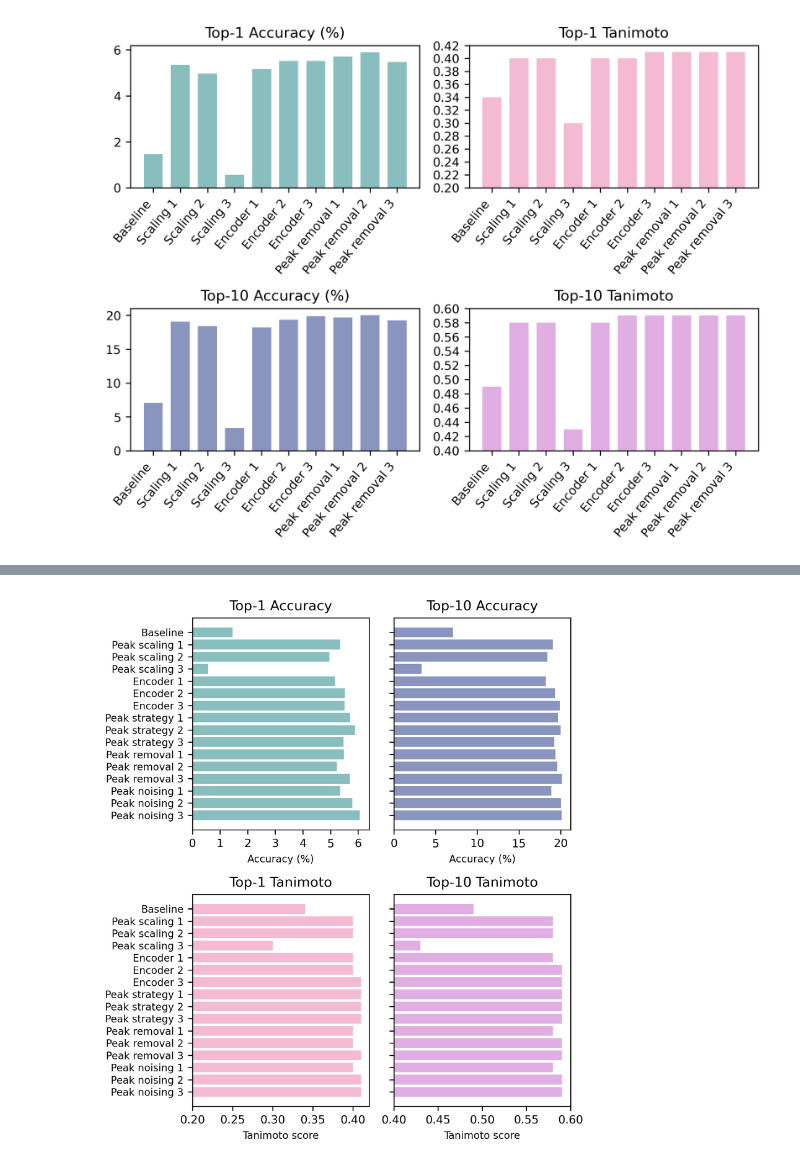
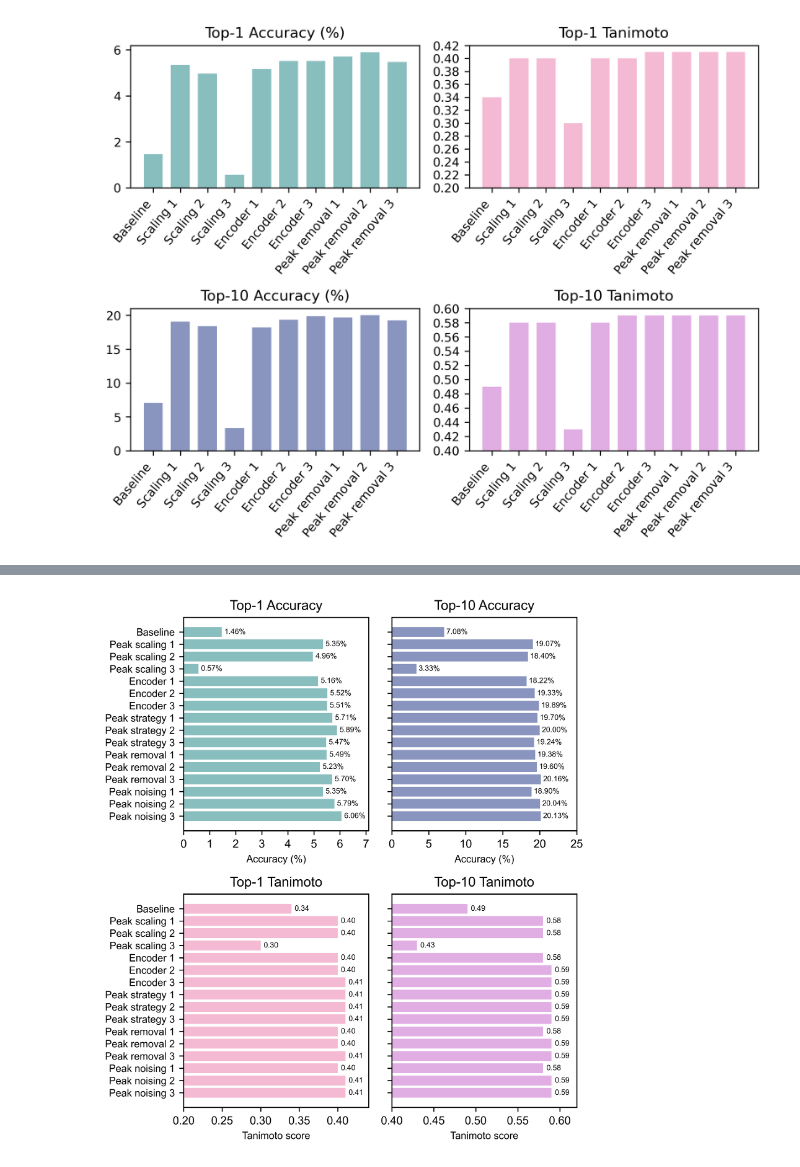
Before and after one commit to kuulia/DiffEIMS, a Jupyter notebook: notebooks/plots_thesis.ipynb, the cells around one changed output, grey strips where cells are left out. Saved outputs shown, nothing was run; the diff lists cells and outputs as text; code cells hidden in the pictures.

```diff
--- a/notebooks/plots_thesis.ipynb
+++ b/notebooks/plots_thesis.ipynb
@@ -289,18 +309,26 @@ colors = ['#89bebf', '#8995BF', '#f5bad3', '#e1aee4']
 fig, axes = plt.subplots(2, 2, figsize=(504/72, 200/72*2), dpi=300, sharey=True)
 
 # Top-1 Accuracy
-axes[0,0].barh(y_pos, df["Top-1 Accuracy"], color=colors[0])
+bars1 = axes[0,0].barh(y_pos, df["Top-1 Accuracy"], color=colors[0])
 axes[0,0].set_yticks(y_pos)
 axes[0,0].set_yticklabels(experiments)
 axes[0,0].set_xlabel("Top-1 Accuracy (%)")
 axes[0,0].set_title("Top-1 Accuracy")
 
+for bar, val in zip(bars1, df["Top-1 Accuracy"]):
+    axes[0,0].text(val + 0.1, bar.get_y() + bar.get_height()/2,
+                   f"{val:.2f}%", va='center', fontsize=7)
+
 # Top-10 Accuracy
-axes[0,1].barh(y_pos, df["Top-10 Accuracy"], color=colors[1])
+bars2 = axes[0,1].barh(y_pos, df["Top-10 Accuracy"], color=colors[1])
 axes[0,1].set_yticks(y_pos)
 axes[0,1].set_yticklabels([])  # hide yticklabels on the right
 axes[0,1].set_xlabel("Top-10 Accuracy (%)")
 axes[0,1].set_title("Top-10 Accuracy")
+
+for bar, val in zip(bars2, df["Top-10 Accuracy"]):
+    axes[0,1].text(val + 0.3, bar.get_y() + bar.get_height()/2,
+                   f"{val:.2f}%", va='center', fontsize=7)
 
 # Top-1 Tanimoto
 axes[1,0].barh(y_pos, df["Top-1 Tanimoto"], color=colors[2])
@@ -366,47 +394,62 @@ y_pos = np.arange(len(experiments))
 colors = ['#89bebf', '#8995BF', '#f5bad3', '#e1aee4']
 
 # Figure
-fig, axes = plt.subplots(2, 2, figsize=(400/72, 180/72*2.5), dpi=300, sharey=True)
+fig, axes = plt.subplots(2, 2, figsize=(400/72, 180/72*2.5), dpi=600, sharey=True)
 
 # Top-1 Accuracy
-axes[0,0].barh(y_pos, df["Top-1 Accuracy"], color=colors[0])
+bars1 = axes[0,0].barh(y_pos, df["Top-1 Accuracy"], color=colors[0])
 axes[0,0].set_yticks(y_pos)
 axes[0,0].set_yticklabels(experiments, fontsize=fs-1)
 axes[0,0].set_xlabel("Accuracy (%)", fontsize=fs-1)
 axes[0,0].set_title("Top-1 Accuracy")
-axes[0,0].set_xlim([0,6.4])
-axes[0,0].set_xticks(np.linspace(0, 6, 7))
+axes[0,0].set_xlim([0,7.1])
+axes[0,0].set_xticks(np.linspace(0, 7, 8))
+for bar, val in zip(bars1, df["Top-1 Accuracy"]):
+    axes[0,0].text(val + 0.1, bar.get_y() + bar.get_height()/2,
+                   f"{val:.2f}%", va='center', fontsize=fs-3)
 
 # Top-10 Accuracy
-axes[0,1].barh(y_pos, df["Top-10 Accuracy"], color=colors[1])
+bars2 = axes[0,1].barh(y_pos, df["Top-10 Accuracy"], color=colors[1])
 axes[0,1].set_yticks(y_pos)
 axes[0,1].set_xlabel("Accuracy (%)", fontsize=fs-1)
 axes[0,1].set_title("Top-10 Accuracy")
-axes[0,1].set_xlim([0,21.2])
-axes[0,1].set_xticks(np.linspace(0, 20, 5))
+axes[0,1].set_xlim([0,25])
+axes[0,1].set_xticks(np.linspace(0, 25, 6))
+
+for bar, val in zip(bars2, df["Top-10 Accuracy"]):
+    axes[0,1].text(val + 0.3, bar.get_y() + bar.get_height()/2,
+                   f"{val:.2f}%", va='center', fontsize=fs-3)
 
 # Top-1 Tanimoto
-axes[1,0].barh(y_pos, df["Top-1 Tanimoto"], color=colors[2])
+bars3 = axes[1,0].barh(y_pos, df["Top-1 Tanimoto"], color=colors[2])
 axes[1,0].set_yticks(y_pos)
 axes[1,0].set_yticklabels(experiments, fontsize=fs-1)
 axes[1,0].set_xlabel("Tanimoto score", fontsize=fs-1)
 axes[1,0].set_title("Top-1 Tanimoto")
-axes[1,0].set_xlim([0.2,0.42])
+axes[1,0].set_xlim([0.2,0.44])
 axes[1,0].set_xticks(np.linspace(0.2, 0.4, 5))
 
+for bar, val in zip(bars3, df["Top-1 Tanimoto"]):
+    axes[1,0].text(val + 0.004, bar.get_y() + bar.get_height()/2,
+                   f"{val:.2f}", va='center', fontsize=fs-3)
+
 # Top-10 Tanimoto
-axes[1,1].barh(y_pos, df["Top-10 Tanimoto"], color=colors[3])
+bars4 = axes[1,1].barh(y_pos, df["Top-10 Tanimoto"], color=colors[3])
 axes[1,1].set_yticks(y_pos)
 axes[1,1].invert_yaxis()
 axes[1,1].set_xlabel("Tanimoto score", fontsize=fs-1)
 axes[1,1].set_title("Top-10 Tanimoto")
-axes[1,1].set_xlim([0.4,0.6])
+axes[1,1].set_xlim([0.4,0.62])
 axes[1,1].set_xticks(np.linspace(0.4, 0.6, 5))
 
+for bar, val in zip(bars4, df["Top-10 Tanimoto"]):
+    axes[1,1].text(val + 0.004, bar.get_y() + bar.get_height()/2,
+                   f"{val:.2f}", va='center', fontsize=fs-3)
+
 plt.tight_layout()
-plt.savefig('figs/2x2_results.png', dpi=300)
+plt.savefig('figs/2x2_results.png', dpi=600)
 plt.show()
 # %% [output]
-[figure, old version]
+[figure, new version]
 # %%
 dfs[1].to_csv('df.csv')
```
Also changed, not shown: parts of 3 cells of this notebook.
